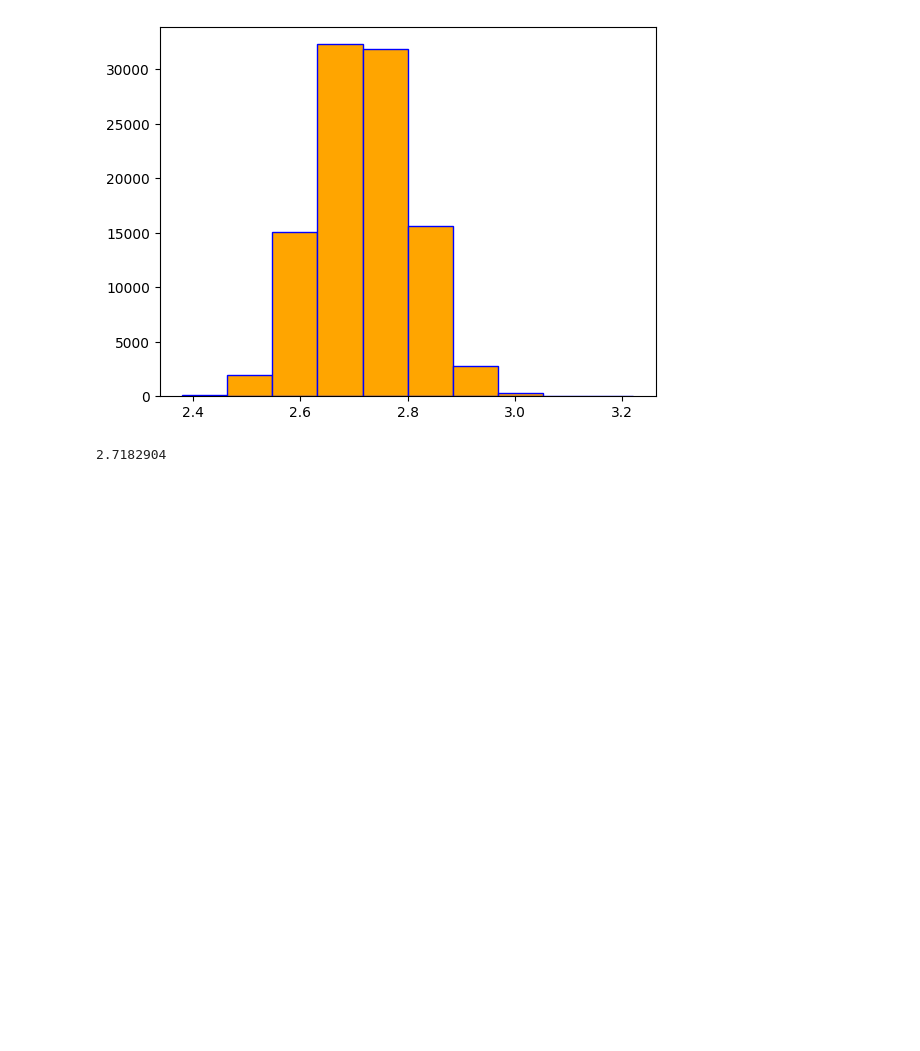
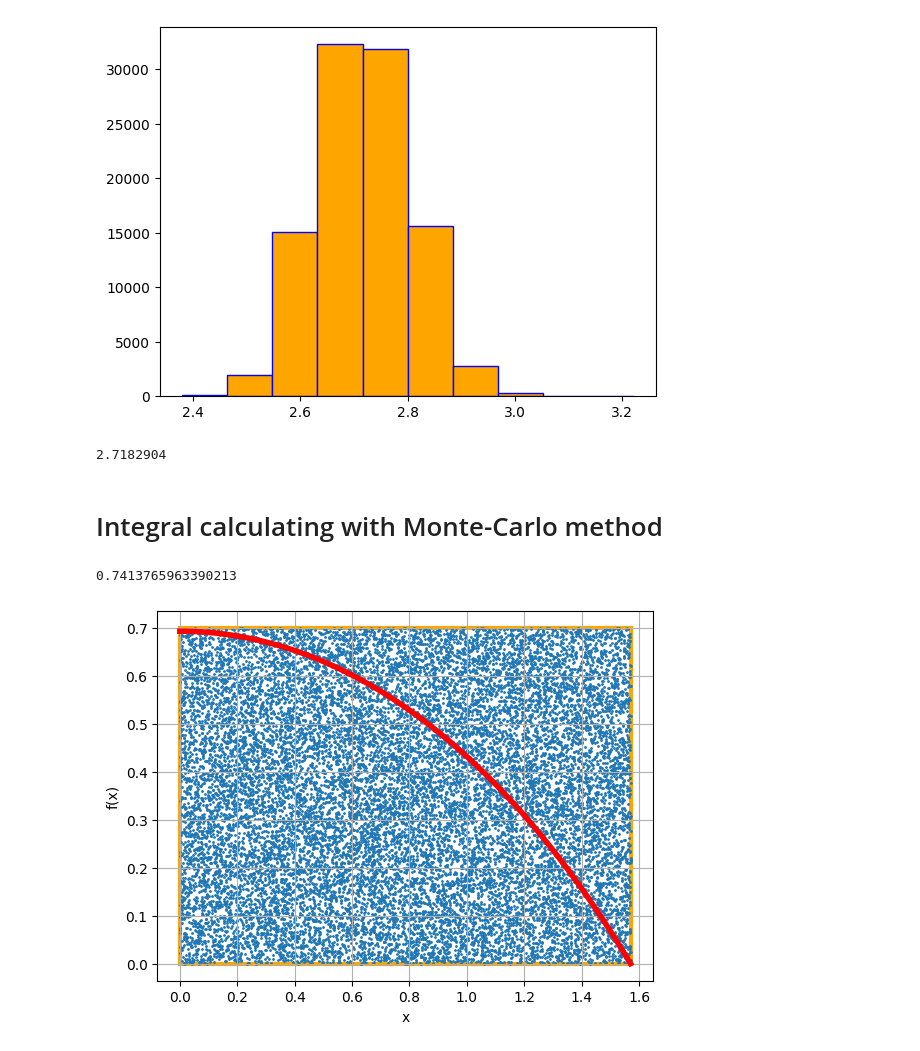
Before and after one commit to pointDeceit0/numerical-methods, a Jupyter notebook: src/imodeling/l01-epi_calculating.ipynb, the cells around one changed output. Drawn from its saved outputs; the diff is of its cells as text; code cells hidden in the pictures; blank space fills up the shorter version.

Commit message:
Added Monte-Carlo method of integral calculating

```diff
--- a/src/imodeling/l01-epi_calculating.ipynb
+++ b/src/imodeling/l01-epi_calculating.ipynb
@@ -138,3 +139,47 @@ print(sum(res) / n)
 # %% [output]
 [figure]
 2.7182904
+# %% [markdown]
+# Integral calculating with Monte-Carlo method
+# %%
+f = lambda x: np.log(1 + np.cos(x))
+# %%
+x, y = [], []
+s = 0
+a, b = 0, np.pi / 2
+c, d = 0, 0.7
+n = 20000
+
+for _ in range(n):
+    x0, y0 = random.uniform(a, b), random.uniform(c, d)
+    x.append(x0)
+    y.append(y0)
+    if f(x0) > y0:
+        s += 1
+
+print((b - a) * (d - c) * s / n)
+# %% [output]
+0.7413765963390213
+# %%
+domain = np.arange(a, b, 0.01)
+
+# plotting
+fig = plt.figure()
+ax = fig.add_subplot()
+
+fig.set_label("Integral calculation")
+ax.set_xlabel("x", position="right")
+ax.set_ylabel("f(x)", position="top")
+
+ax.add_patch(Polygon([[0, 0], [np.pi / 2, 0], [np.pi / 2, 0.7], [0, 0.7]],
+                    edgecolor="orange",
+                    facecolor="white",
+                    lw=3
+))
+ax.scatter(x, y, s=1)
+ax.plot(domain, f(domain), color="red", linewidth=4)
+ax.grid()
+
+plt.show()
+# %% [output]
+[figure, added]
```
Also changed, not shown: parts of 1 cell of this notebook.
